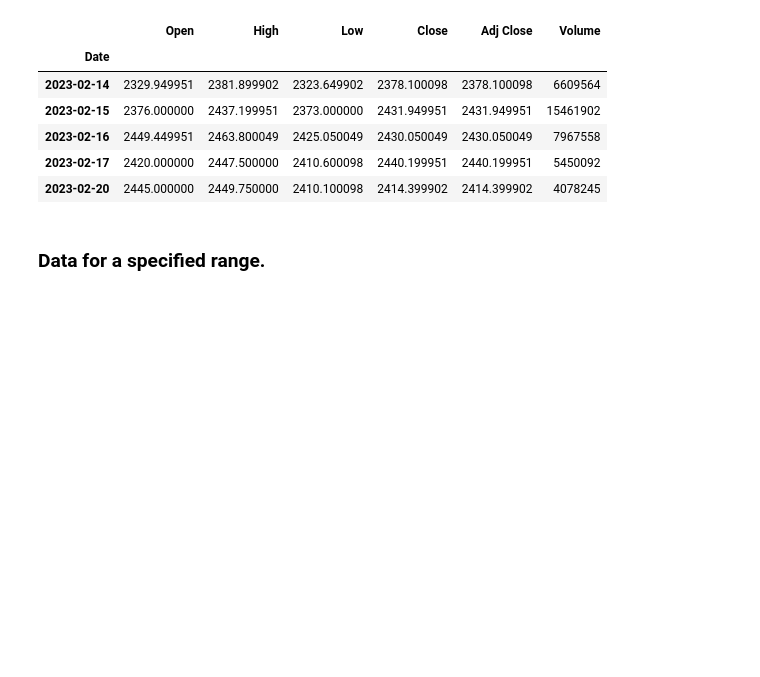
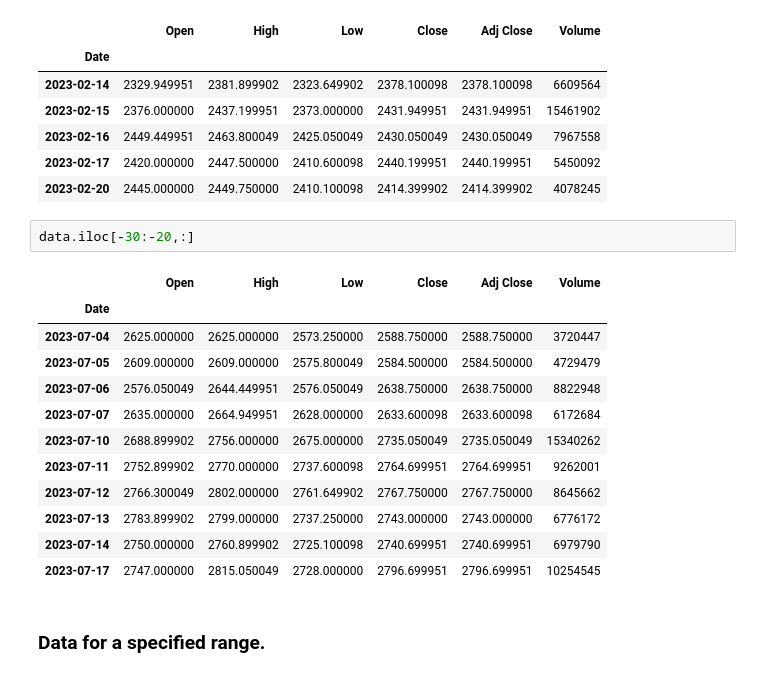
Before and after one commit to mayank265/yfinance, a Jupyter notebook: yfinance.ipynb, the cells around one changed output. Saved outputs shown, nothing was run; the diff lists cells and outputs as text; blank space fills up the shorter version.

```diff
--- a/yfinance.ipynb
+++ b/yfinance.ipynb
@@ -20,6 +20,21 @@ data.head()
 | 2023-02-16 | 2449.449951 | 2463.800049 | 2425.050049 | 2430.050049 | 2430.050049 | 7967558 |
 | 2023-02-17 | 2420.000000 | 2447.500000 | 2410.600098 | 2440.199951 | 2440.199951 | 5450092 |
 | 2023-02-20 | 2445.000000 | 2449.750000 | 2410.100098 | 2414.399902 | 2414.399902 | 4078245 |
+# %%
+data.iloc[-30:-20,:]
+# %% [output]
+|  | Open | High | Low | Close | Adj Close | Volume |
+| Date |  |  |  |  |  |  |
+| 2023-07-04 | 2625.000000 | 2625.000000 | 2573.250000 | 2588.750000 | 2588.750000 | 3720447 |
+| 2023-07-05 | 2609.000000 | 2609.000000 | 2575.800049 | 2584.500000 | 2584.500000 | 4729479 |
+| 2023-07-06 | 2576.050049 | 2644.449951 | 2576.050049 | 2638.750000 | 2638.750000 | 8822948 |
+| 2023-07-07 | 2635.000000 | 2664.949951 | 2628.000000 | 2633.600098 | 2633.600098 | 6172684 |
+| 2023-07-10 | 2688.899902 | 2756.000000 | 2675.000000 | 2735.050049 | 2735.050049 | 15340262 |
+| 2023-07-11 | 2752.899902 | 2770.000000 | 2737.600098 | 2764.699951 | 2764.699951 | 9262001 |
+| 2023-07-12 | 2766.300049 | 2802.000000 | 2761.649902 | 2767.750000 | 2767.750000 | 8645662 |
+| 2023-07-13 | 2783.899902 | 2799.000000 | 2737.250000 | 2743.000000 | 2743.000000 | 6776172 |
+| 2023-07-14 | 2750.000000 | 2760.899902 | 2725.100098 | 2740.699951 | 2740.699951 | 6979790 |
+| 2023-07-17 | 2747.000000 | 2815.050049 | 2728.000000 | 2796.699951 | 2796.699951 | 10254545 |
 # %% [markdown]
 ### Data for a specified range.
 # %%
```
Also changed, not shown: parts of 4 cells of this notebook.
